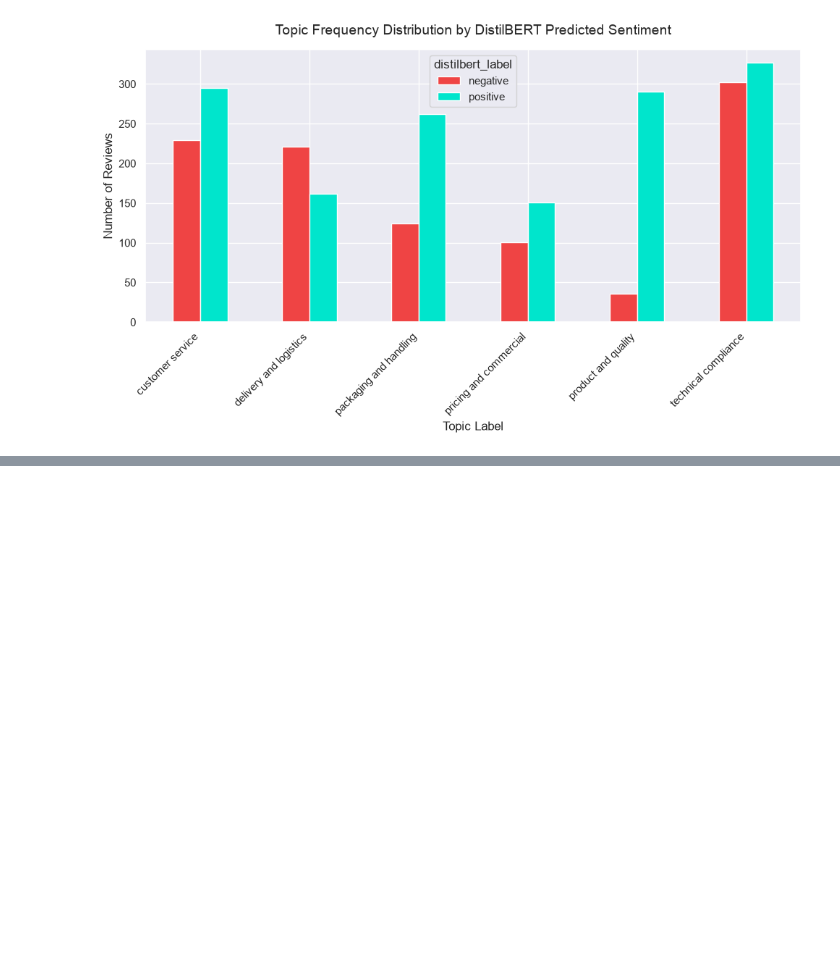
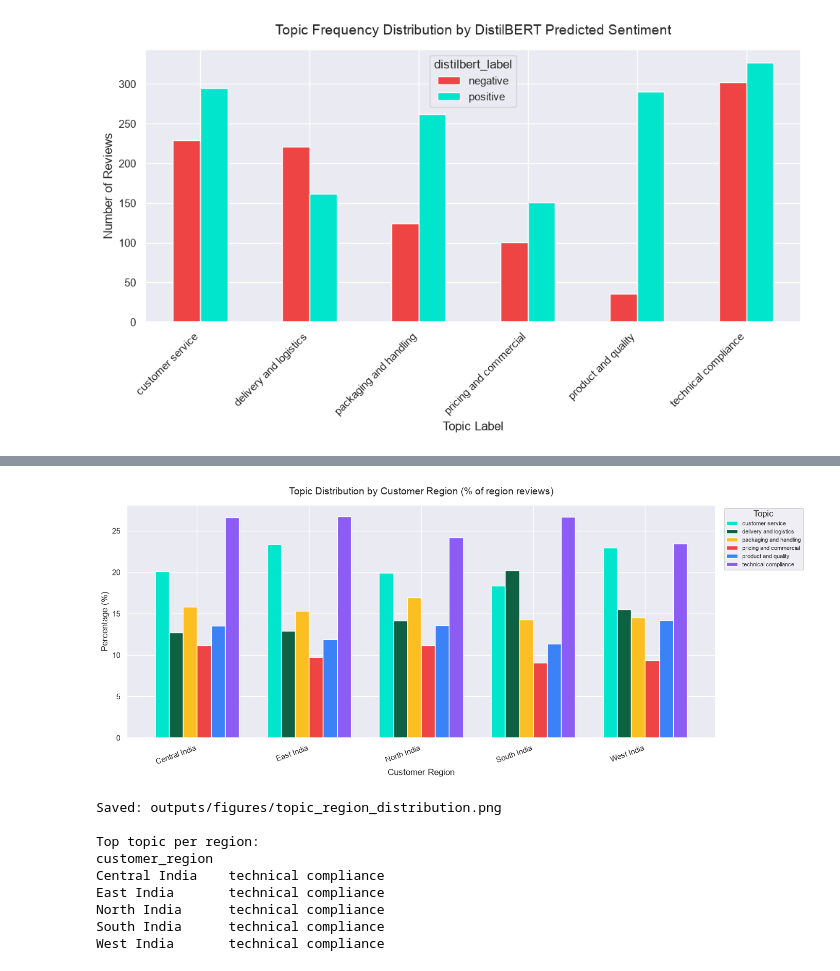
Before and after one commit to ali7540/nlp-quality-feedback-analyzer, a Jupyter notebook: notebooks/week3_topics_entities.ipynb, the cells around one changed output, grey strips where cells are left out. Cells and saved outputs as stored; diff of their text form; code cells hidden in the pictures; blank space fills up the shorter version.

```diff
--- a/notebooks/week3_topics_entities.ipynb
+++ b/notebooks/week3_topics_entities.ipynb
@@ -305,0 +422,41 @@ plt.show()
+# %%
+region_topic = pd.crosstab(
+    df_analysis['customer_region'],
+    df_analysis['topic_label'],
+    normalize='index'
+) * 100
+
+topic_colors = [
+    '#00E5CC', '#0E6243', '#FBBF24', '#EF4444', '#3B82F6', '#8B5CF6'
+]
+
+ax = region_topic.plot(
+    kind='bar',
+    figsize=(14, 6),
+    color=topic_colors[:len(region_topic.columns)],
+    width=0.75
+)
+
+ax.set_title('Topic Distribution by Customer Region (% of region reviews)', fontsize=14, pad=15)
+ax.set_xlabel('Customer Region', fontsize=12)
+ax.set_ylabel('Percentage (%)', fontsize=12)
+ax.set_xticklabels(ax.get_xticklabels(), rotation=20, ha='right')
+ax.legend(title='Topic', bbox_to_anchor=(1.01, 1), loc='upper left', fontsize=8)
+plt.tight_layout()
+plt.savefig('../outputs/figures/topic_region_distribution.png', dpi=150, bbox_inches='tight')
+plt.show()
+print('Saved: outputs/figures/topic_region_distribution.png')
+print()
+print('Top topic per region:')
+print(region_topic.idxmax(axis=1).to_string())
+# %% [output]
+[figure, added]
+Saved: outputs/figures/topic_region_distribution.png
+
+Top topic per region:
+customer_region
+Central India    technical compliance
+East India       technical compliance
+North India      technical compliance
+South India      technical compliance
+West India       technical compliance
```
Also changed, not shown: parts of 13 cells of this notebook, 9 other files.
